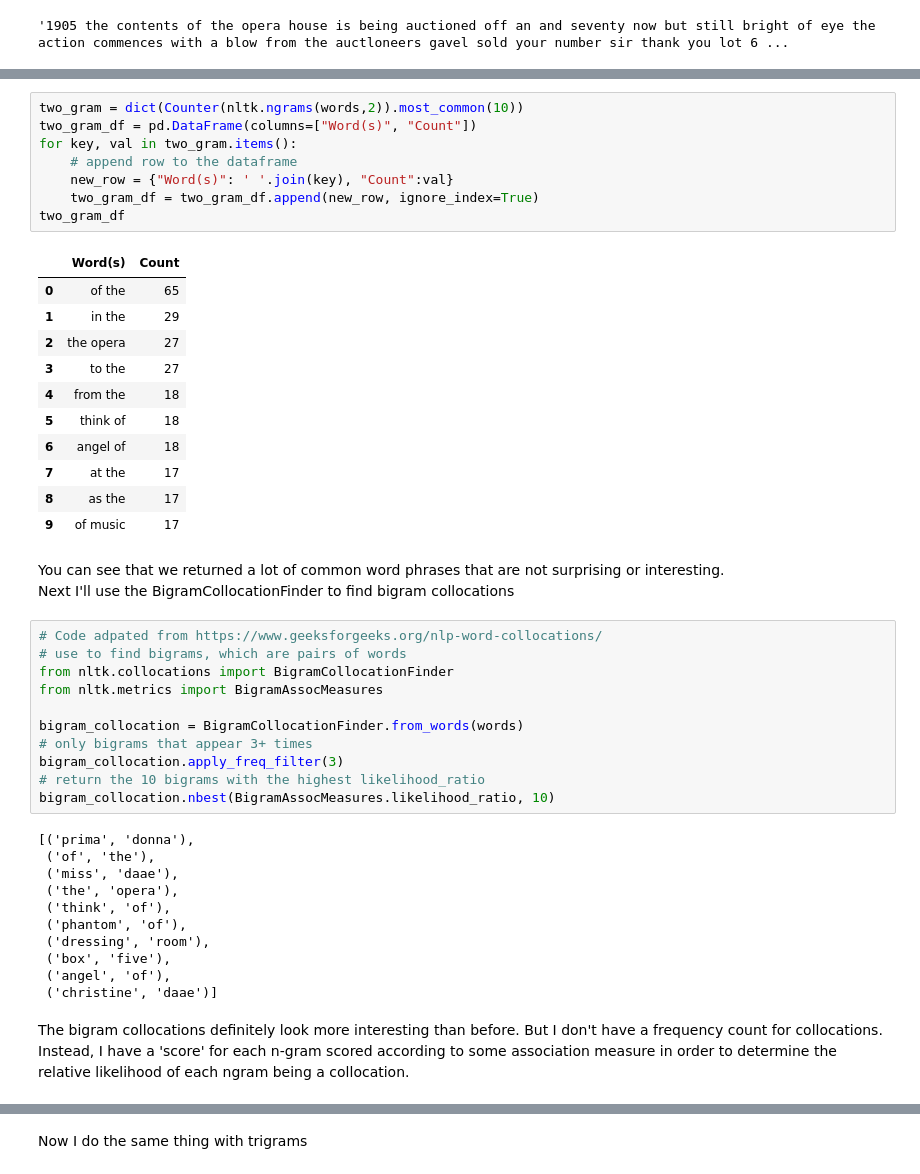
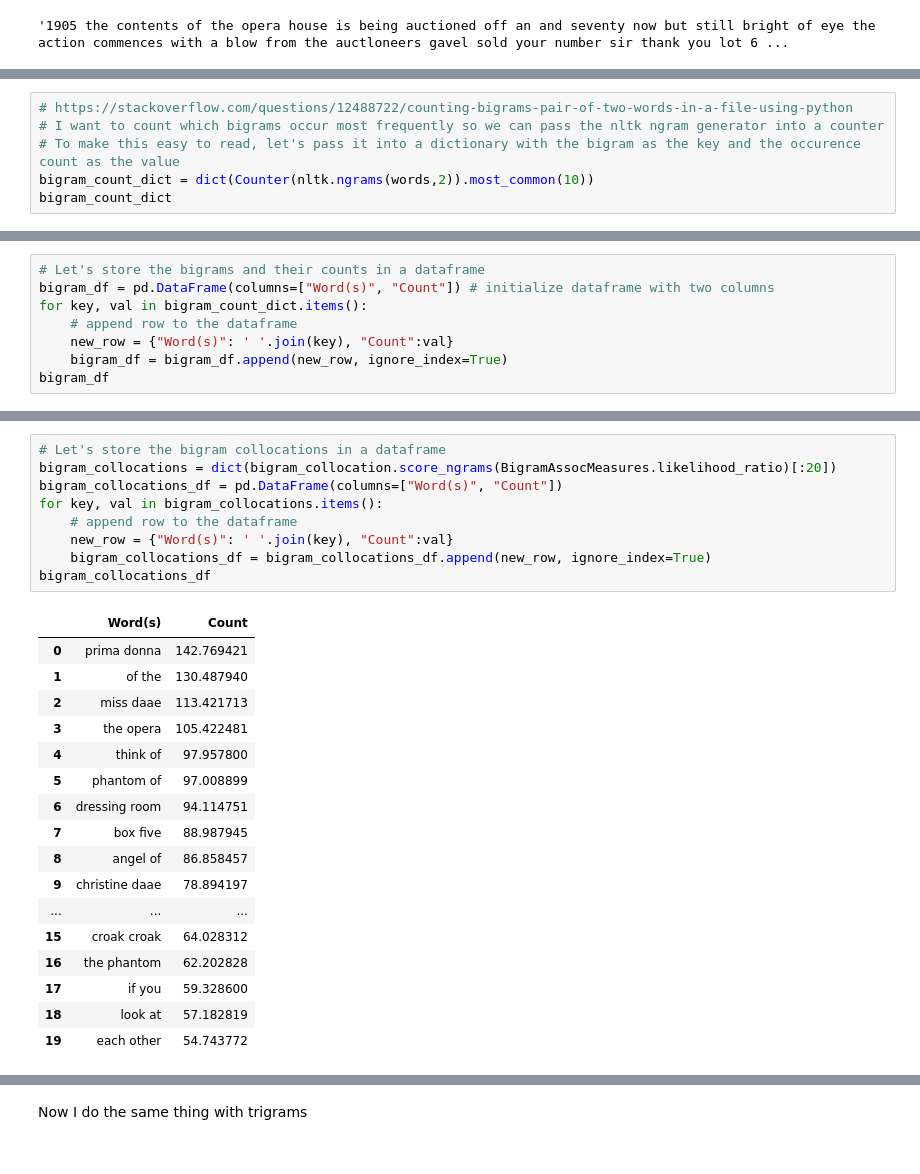
Before and after one commit to chankeith96/Side-Project-Musical-Word-Clouds, a Jupyter notebook: Movie Word Cloud.ipynb, the cells around one changed output, grey strips where cells are left out. Drawn from its saved outputs; the diff is of its cells as text.

```diff
--- a/Movie Word Cloud.ipynb
+++ b/Movie Word Cloud.ipynb
@@ -103,0 +204,6 @@ dic
+# %%
+# https://stackoverflow.com/questions/12488722/counting-bigrams-pair-of-two-words-in-a-file-using-python
+# I want to count which bigrams occur most frequently so we can pass the nltk ngram generator into a counter
+# To make this easy to read, let's pass it into a dictionary with the bigram as the key and the occurence count as the value
+bigram_count_dict = dict(Counter(nltk.ngrams(words,2)).most_common(10))
+bigram_count_dict
@@ -103,0 +221,8 @@ dic
+# %%
+# Let's store the bigrams and their counts in a dataframe
+bigram_df = pd.DataFrame(columns=["Word(s)", "Count"]) # initialize dataframe with two columns
+for key, val in bigram_count_dict.items():
+    # append row to the dataframe
+    new_row = {"Word(s)": ' '.join(key), "Count":val}
+    bigram_df = bigram_df.append(new_row, ignore_index=True)
+bigram_df
@@ -104,47 +301,27 @@ dic
 # %%
-two_gram = dict(Counter(nltk.ngrams(words,2)).most_common(10))
-two_gram_df = pd.DataFrame(columns=["Word(s)", "Count"])
-for key, val in two_gram.items():
+# Let's store the bigram collocations in a dataframe
+bigram_collocations = dict(bigram_collocation.score_ngrams(BigramAssocMeasures.likelihood_ratio)[:20])
+bigram_collocations_df = pd.DataFrame(columns=["Word(s)", "Count"])
+for key, val in bigram_collocations.items():
     # append row to the dataframe
     new_row = {"Word(s)": ' '.join(key), "Count":val}
-    two_gram_df = two_gram_df.append(new_row, ignore_index=True)
-two_gram_df
+    bigram_collocations_df = bigram_collocations_df.append(new_row, ignore_index=True)
+bigram_collocations_df
 # %% [output]
 |  | Word(s) | Count |
-| 0 | of the | 65 |
-| 1 | in the | 29 |
-| 2 | the opera | 27 |
-| 3 | to the | 27 |
-| 4 | from the | 18 |
-| 5 | think of | 18 |
-| 6 | angel of | 18 |
-| 7 | at the | 17 |
-| 8 | as the | 17 |
-| 9 | of music | 17 |
+| 0 | prima donna | 142.769421 |
+| 1 | of the | 130.487940 |
+| 2 | miss daae | 113.421713 |
+| 3 | the opera | 105.422481 |
+| 4 | think of | 97.957800 |
+| 5 | phantom of | 97.008899 |
+| 6 | dressing room | 94.114751 |
+| 7 | box five | 88.987945 |
+| 8 | angel of | 86.858457 |
+| 9 | christine daae | 78.894197 |
+| ... | ... | ... |
+| 15 | croak croak | 64.028312 |
+| 16 | the phantom | 62.202828 |
+| 17 | if you | 59.328600 |
+| 18 | look at | 57.182819 |
+| 19 | each other | 54.743772 |
-# %% [markdown]
-You can see that we returned a lot of common word phrases that are not surprising or interesting.
-Next I'll use the BigramCollocationFinder to find bigram collocations
-# %%
-# Code adpated from https://www.geeksforgeeks.org/nlp-word-collocations/
-# use to find bigrams, which are pairs of words
-from nltk.collocations import BigramCollocationFinder
-from nltk.metrics import BigramAssocMeasures
-
-bigram_collocation = BigramCollocationFinder.from_words(words)
-# only bigrams that appear 3+ times
-bigram_collocation.apply_freq_filter(3)
-# return the 10 bigrams with the highest likelihood_ratio
-bigram_collocation.nbest(BigramAssocMeasures.likelihood_ratio, 10)
-# %% [output]
-[('prima', 'donna'),
- ('of', 'the'),
- ('miss', 'daae'),
- ('the', 'opera'),
- ('think', 'of'),
- ('phantom', 'of'),
- ('dressing', 'room'),
- ('box', 'five'),
- ('angel', 'of'),
- ('christine', 'daae')]
-# %% [markdown]
-The bigram collocations definitely look more interesting than before. But I don't have a frequency count for collocations. Instead, I have a 'score' for each n-gram scored according to some association measure in order to determine the relative likelihood of each ngram being a collocation.
```
Also changed, not shown: parts of 63 cells of this notebook.
